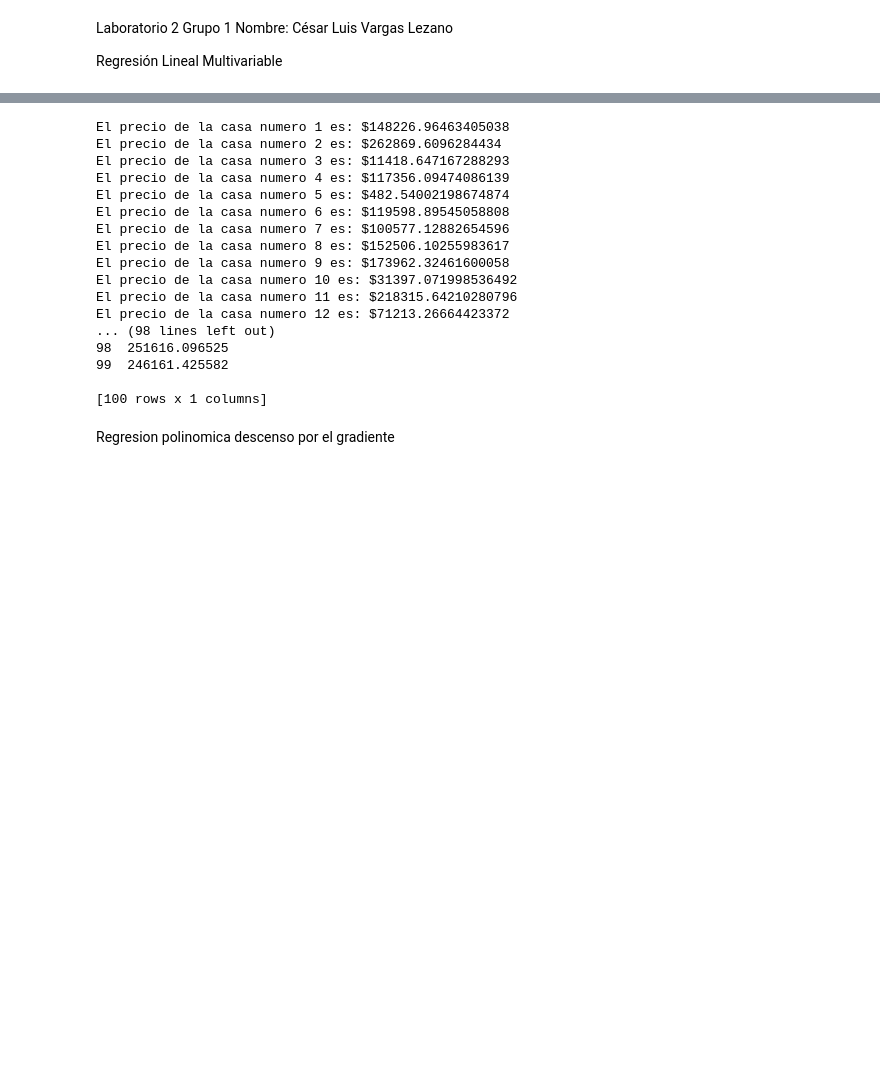
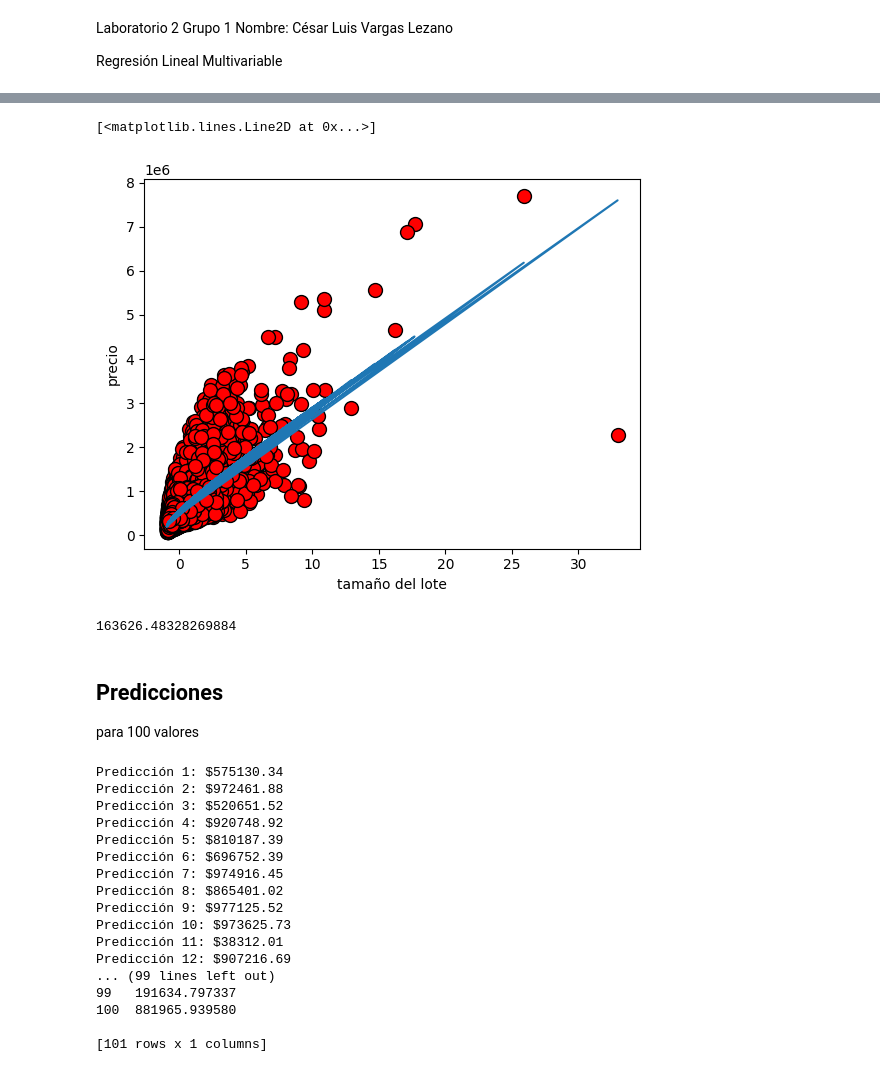
Before and after one commit to cesarvargasL/SIS-420-2-2024, a Jupyter notebook: Laboratorios/Laboratorio 2/laboratorio2.ipynb, the cells around one changed output, grey strips where cells are left out. Drawn from its saved outputs; the diff is of its cells as text; code cells hidden in the pictures; blank space fills up the shorter version.

```diff
--- a/Laboratorios/Laboratorio 2/laboratorio2.ipynb
+++ b/Laboratorios/Laboratorio 2/laboratorio2.ipynb
@@ -240,0 +675,6 @@ los valores de theta calculados son: [-4.14451236e+04 -2.78184112e-01  2.9615164
+# %%
+plotData(X_norm[:, 1], y)
+pyplot.plot(X_norm[:, 1], np.dot(X, theta), '-')
+# %% [output]
+[<matplotlib.lines.Line2D at 0x...>]
+[figure, added]
@@ -241,40 +684,40 @@ los valores de theta calculados son: [-4.14451236e+04 -2.78184112e-01  2.9615164
+# %%
+X_array[1:3]
+print(np.dot(X_array, theta))
+# %% [output]
+163626.48328269884
+# %% [markdown]
+## Predicciones
+para 100 valores
 # %%
-# Definir los rangos para los valores aleatorios
-range1 = (0, 5620)
-range2 = (0, 1145)
-range3 = (0, 1180)
-
-# Generar 100 predicciones
+range1 = (min(X), max(X))
 predictions = []
-for _ in range(100):
-    valor_aleatorio1 = np.random.uniform(*range1)
-    valor_aleatorio2 = np.random.uniform(*range2)
-    valor_aleatorio3 = np.random.uniform(*range3)
-    X_array = [1, valor_aleatorio1, valor_aleatorio2, valor_aleatorio3]
-    price = np.dot(X_array, theta)
-    predictions.append(price)
-    print(f"El precio de la casa numero {_ + 1} es: ${price}")
+for _ in range(101):
+    valor_aleatorio = np.random.uniform(*range1)
+    X_random = [1, valor_aleatorio, valor_aleatorio**2]
+    X_random[1:3] = (X_random[1:3] - mu) / sigma
+    y_pred = np.dot(X_random, theta)
+    predictions.append(y_pred)
+    print(f"Predicción {_ + 1}: ${y_pred:.2f}")
 
 # Opcional: Convertir las predicciones a un DataFrame para mejor visualización
 predictions_df = pd.DataFrame(predictions, columns=['Predicción'])
 print(predictions_df)
 # %% [output]
-El precio de la casa numero 1 es: $148226.96463405038
-El precio de la casa numero 2 es: $262869.6096284434
-El precio de la casa numero 3 es: $11418.647167288293
-El precio de la casa numero 4 es: $117356.09474086139
-El precio de la casa numero 5 es: $482.54002198674874
-El precio de la casa numero 6 es: $119598.89545058808
-El precio de la casa numero 7 es: $100577.12882654596
-El precio de la casa numero 8 es: $152506.10255983617
-El precio de la casa numero 9 es: $173962.32461600058
-El precio de la casa numero 10 es: $31397.071998536492
-El precio de la casa numero 11 es: $218315.64210280796
-El precio de la casa numero 12 es: $71213.26664423372
-... (98 lines left out)
-98  251616.096525
-99  246161.425582
+Predicción 1: $575130.34
+Predicción 2: $972461.88
+Predicción 3: $520651.52
+Predicción 4: $920748.92
+Predicción 5: $810187.39
+Predicción 6: $696752.39
+Predicción 7: $974916.45
+Predicción 8: $865401.02
+Predicción 9: $977125.52
+Predicción 10: $973625.73
+Predicción 11: $38312.01
+Predicción 12: $907216.69
+... (99 lines left out)
+99   191634.797337
+100  881965.939580
 
-[100 rows x 1 columns]
+[101 rows x 1 columns]
-# %% [markdown]
-Regresion polinomica descenso por el gradiente
```
Also changed, not shown: parts of 79 cells of this notebook.
